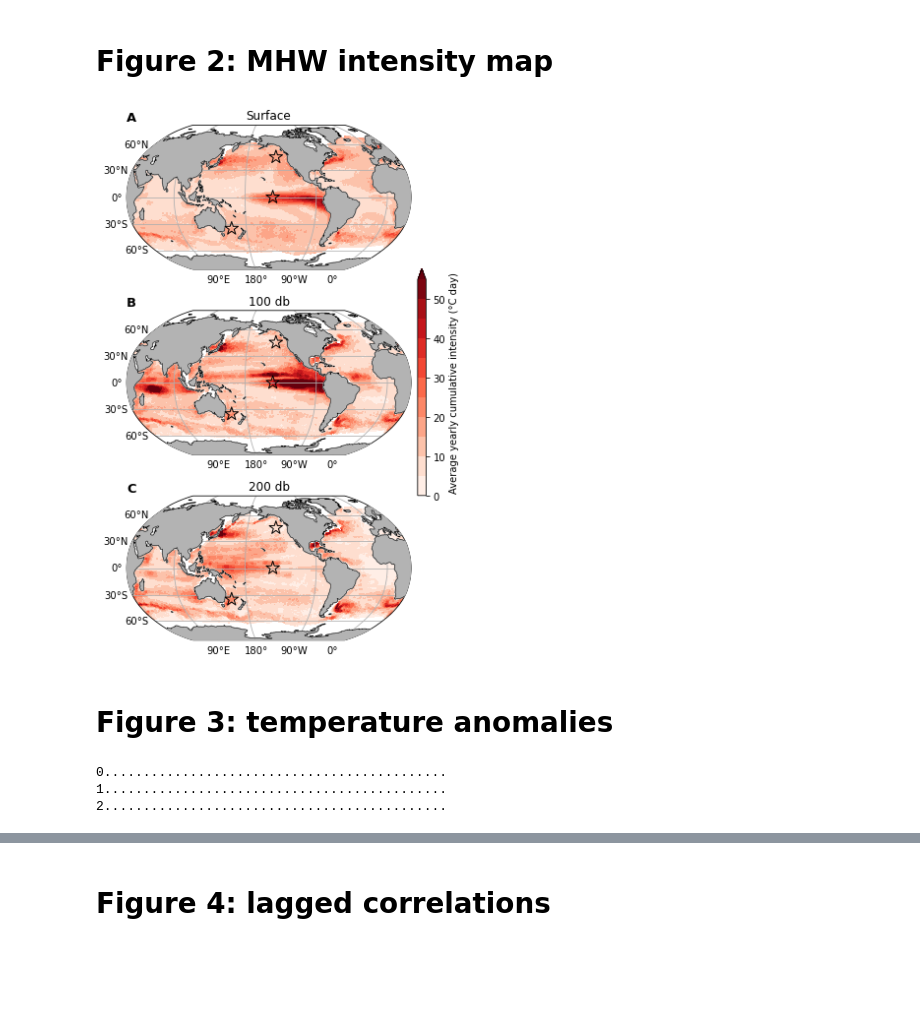
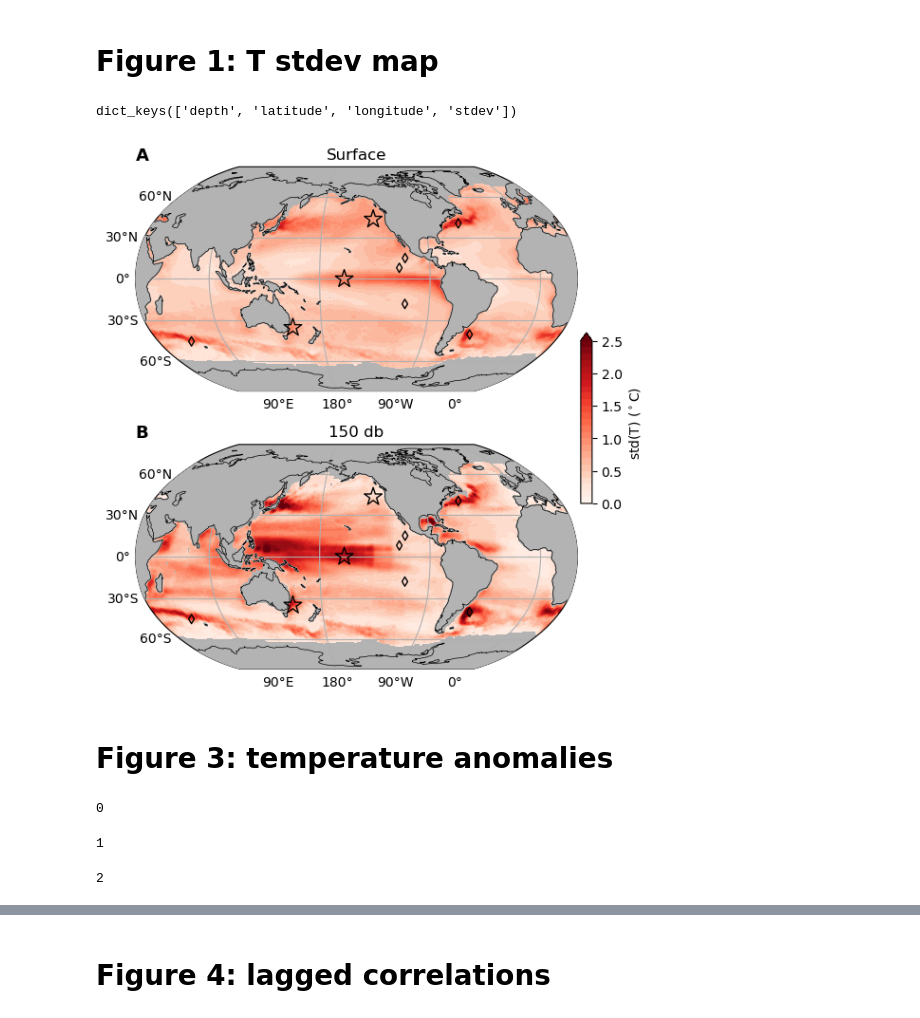
Before and after one commit to zacharykerickson/Packman_etal_JGR25, a Jupyter notebook: Figures_final.ipynb, the cells around one changed output, grey strips where cells are left out. Cells and saved outputs as stored; diff of their text form; code cells hidden in the pictures; blank space fills up the shorter version.

```diff
--- a/Figures_final.ipynb
+++ b/Figures_final.ipynb
@@ -109,5 +122,5 @@ pressure = data['mean_pressure'].values
 # %%
-pres = [2.5,100]
+pres = [2.5,150]
 presinds = [np.argmin(np.abs(data['mean_pressure'].values-p)) for p in pres]
 temps = [data['ocean_temperature'][:,ind,latitude_inds[0],longitude_inds[0]].values for ind in presinds]
 # %%
@@ -122,8 +132,6 @@ for i in range(2):
     ax[i].plot(yeartime, temp_detrend[i]['seasons_model'], label='seasonal model', lw=1) # verifying seasons model is realistic-looking
     ax[i].plot(yeartime, temp_detrend[i]['trend'], label='trend (%.02f°C/yr)'%temp_detrend[i]['coefs'][1], lw=1) # verifying trend != 0
     ax[i].plot(yeartime, temp_detrend[i]['data'], label='residuals')
-    ax[i].fill_between(yeartime, MHW_threshold[i], temp_detrend[i]['data'],where=temp_detrend[i]['data']>MHW_threshold[i],color='C3',alpha=0.5)
-    ax[i].fill_between(yeartime, MCS_threshold[i], temp_detrend[i]['data'], where=temp_detrend[i]['data']<MCS_threshold[i],color='C3',alpha=0.5)
 
 for a in ax:
     a.set_ylim([-5,9])
@@ -133,7 +141,7 @@ for a in ax:
     a.grid(alpha=0.2)
 
 ax[0].set_title('surface')
-ax[1].set_title('100 dbar')
+ax[1].set_title('%d dbar'%pres[1])
 ax[1].set_xlabel('Year')
 plt.tight_layout()
 
@@ -146,42 +154,45 @@ plt.savefig('Figure_timeseries_final.png',dpi=300)
 # %% [markdown]
-# Figure 2: MHW intensity map
+# Figure 1: T stdev map
 # %%
-nc = Dataset('MHW_intensity.nc','r')
+nc = Dataset('stdev_T.nc','r')
 ncvars = nc.variables
-MHW_intensity = ncvars['MHW_intensity'][[0,1,3]]
-MHW_intensity[MHW_intensity==0] = np.nan
+ncvars.keys()
+# %% [output]
+dict_keys(['depth', 'latitude', 'longitude', 'stdev'])
+# %%
+nodata = np.isnan(ncvars['stdev'][1])
 # %%
-fig = plt.figure(figsize=(6,8))
-ax = (fig.add_subplot(3, 1, 1, projection=ccrs.Robinson(210)),
-      fig.add_subplot(3, 1, 2, projection=ccrs.Robinson(210)),
-      fig.add_subplot(3, 1, 3, projection=ccrs.Robinson(210)))
+fig = plt.figure(figsize=(6,6))
+ax = (fig.add_subplot(2, 1, 1, projection=ccrs.Robinson(210)),
+      fig.add_subplot(2, 1, 2, projection=ccrs.Robinson(210)))
 for a in ax:
     a.set_global()
     a.coastlines(zorder=9,lw=0.5)
     a.add_feature(cfeature.LAND, color='0.7',zorder=3)
     a.add_feature(cfeature.LAND, color='0.7',zorder=3)
     gl = a.gridlines(draw_labels=True,xlocs=np.arange(-180,180,90))
     gl.top_labels = False
     a.scatter(longitude_locations,latitude_locations,marker='*',s=200,transform=ccrs.PlateCarree(),zorder=10,facecolor='none',edgecolor='k')
+    a.scatter(supp_longitude_locations,supp_latitude_locations,marker='d',s=25,transform=ccrs.PlateCarree(),zorder=10,facecolor='none',edgecolor='k')
+    a.contourf(ncvars['longitude'][:],ncvars['latitude'][:],nodata,levels=[0.5,1.5],colors=['0.7','none'],transform=ccrs.PlateCarree())
 
-c = ax[0].contourf(ncvars['longitude'][:],ncvars['latitude'][:],MHW_intensity[0],cmap=plt.cm.Reds,levels=np.arange(0,56,5),extend='max',transform=ccrs.PlateCarree())
-ax[1].contourf(ncvars['longitude'][:],ncvars['latitude'][:],MHW_intensity[1],cmap=plt.cm.Reds,levels=np.arange(0,56,5),extend='max',transform=ccrs.PlateCarree())
-ax[2].contourf(ncvars['longitude'][:],ncvars['latitude'][:],MHW_intensity[2],cmap=plt.cm.Reds,levels=np.arange(0,56,5),extend='max',transform=ccrs.PlateCarree())
+
+c = ax[0].contourf(ncvars['longitude'][:],ncvars['latitude'][:],ncvars['stdev'][0],cmap=plt.cm.Reds,levels=np.arange(0,2.6,0.1),extend='max',transform=ccrs.PlateCarree())
+ax[1].contourf(ncvars['longitude'][:],ncvars['latitude'][:],ncvars['stdev'][1],cmap=plt.cm.Reds,levels=np.arange(0,2.6,0.1),extend='max',transform=ccrs.PlateCarree())
 ax[0].set_title('Surface')
-ax[1].set_title('100 db')
-ax[2].set_title('200 db')
+ax[1].set_title('150 db')
 
 plt.tight_layout()
 
-cax = fig.add_axes([0.85,0.3,0.02,0.4])
-cbar = fig.colorbar(c,cax=cax,label='Average yearly cumulative intensity (°C day)')
+cax = fig.add_axes([0.9,0.35,0.02,0.3])
+cbar = fig.colorbar(c,cax=cax,label=r'std(T) ($^\circ$C)',ticks=np.arange(0,2.6,.5))
 
 for a,panel in zip(ax,['A','B','C']):
     a.annotate(panel,(0.0,1.03),xycoords='axes fraction',fontweight='bold',fontsize=13)
 
-plt.savefig('Figure_MHW_intensity_final.png',dpi=300)
+plt.savefig('Figure_stdevT_final.png',dpi=300)
 # %% [output]
-[figure, old version]
+[figure, new version]
 # %% [markdown]
 # Figure 3: temperature anomalies
 # %%
@@ -189,12 +200,11 @@ ocean_temperatures = np.array([data['ocean_temperature'][:,:,latind,lonind].valu
 # %%
 temp_detrend = np.empty(shape=ocean_temperatures.shape)
 for i in range(len(temp_detrend)):
-    print(i,end='')
-    for j in range(len(pressure)):
-        print('.',end='')
+    print(i)
+    for j in tqdm(range(len(pressure))):
         temp_detrend[i,:,j] = detrend_data(data['time'].values, ocean_temperatures[i,:,j], num_harmonics=6, remove_trend=True)['data']
     print('')
 # %% [output]
-0............................................
-1............................................
-2............................................
+0
+1
+2
```
Also changed, not shown: parts of 58 cells of this notebook, 11 other files.
